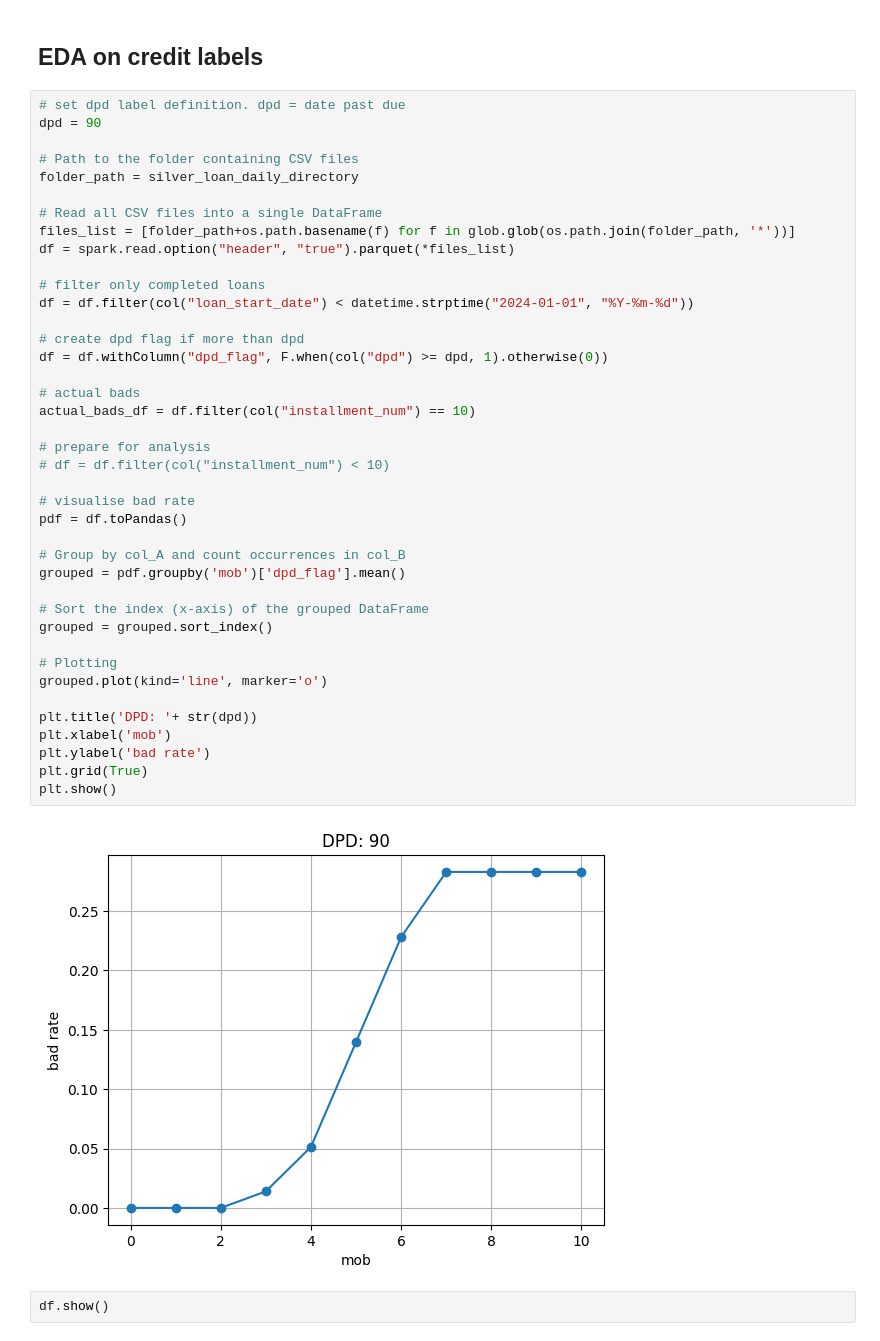
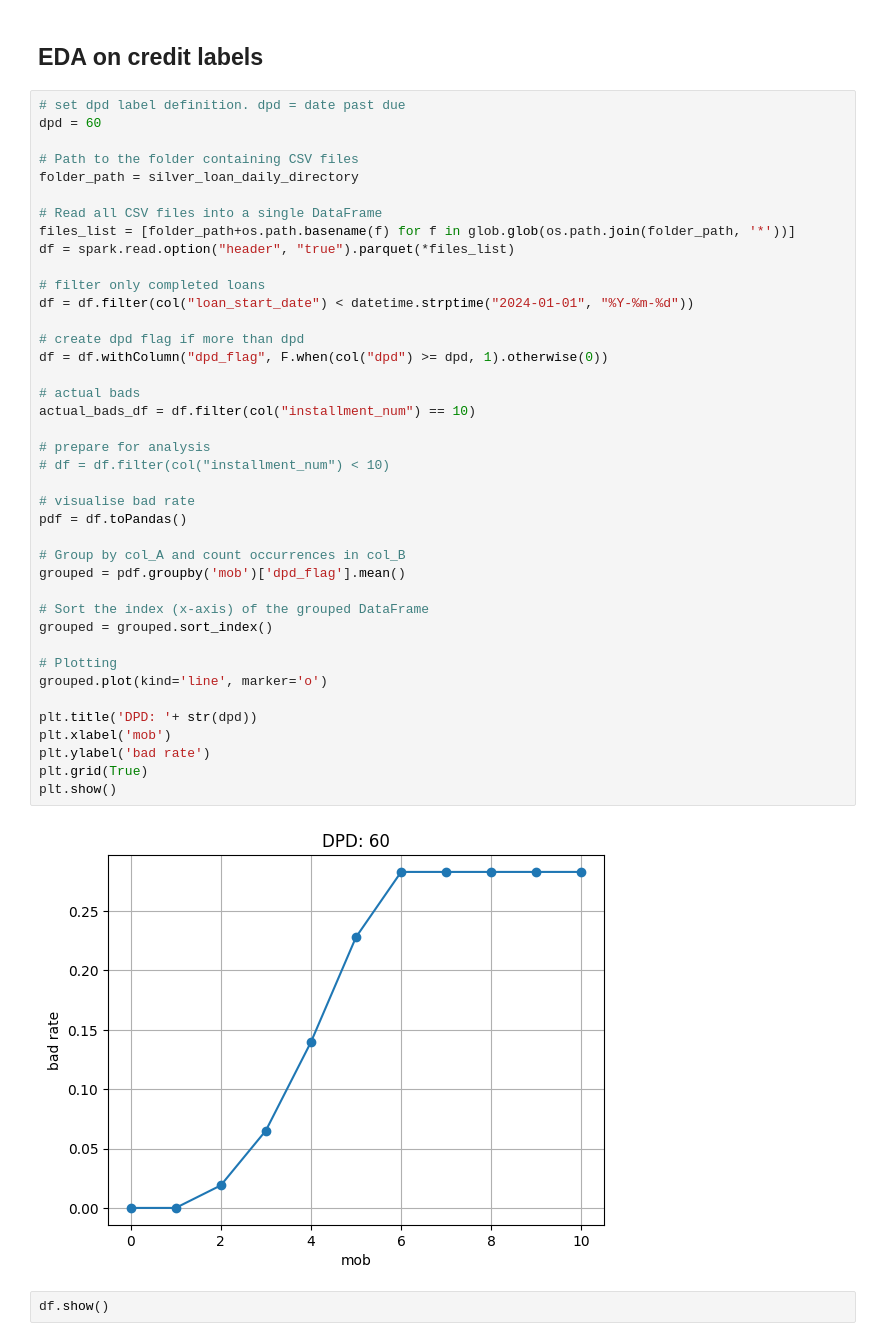
Before and after one commit to jayl-c/MITB_MLE, a Jupyter notebook: MLEAssignment1/data_processing_labels.ipynb, the cells around one changed output. Saved outputs shown, nothing was run; the diff lists cells and outputs as text.

```diff
--- a/MLEAssignment1/data_processing_labels.ipynb
+++ b/MLEAssignment1/data_processing_labels.ipynb
@@ -202,7 +179,7 @@ saved to: datamart/silver/loan_daily/silver_loan_daily_2025_11_01.parquet
 ## EDA on credit labels
 # %%
 # set dpd label definition. dpd = date past due
-dpd = 90
+dpd = 60
 
 # Path to the folder containing CSV files
 folder_path = silver_loan_daily_directory
@@ -214,34 +191,34 @@ df = spark.read.option("header", "true").parquet(*files_list)
 # filter only completed loans
 df = df.filter(col("loan_start_date") < datetime.strptime("2024-01-01", "%Y-%m-%d"))
 
 # create dpd flag if more than dpd
 df = df.withColumn("dpd_flag", F.when(col("dpd") >= dpd, 1).otherwise(0))
 
 # actual bads
 actual_bads_df = df.filter(col("installment_num") == 10)
 
 # prepare for analysis
 # df = df.filter(col("installment_num") < 10)
 
 # visualise bad rate
 pdf = df.toPandas()
 
 # Group by col_A and count occurrences in col_B
 grouped = pdf.groupby('mob')['dpd_flag'].mean()
 
 # Sort the index (x-axis) of the grouped DataFrame
 grouped = grouped.sort_index()
 
 # Plotting
 grouped.plot(kind='line', marker='o')
 
 plt.title('DPD: '+ str(dpd))
 plt.xlabel('mob')
 plt.ylabel('bad rate')
 plt.grid(True)
 plt.show()
 # %% [output]
-[figure, old version]
+[figure, new version]
 # %%
 df.show()
 # %% [output]
```
Also changed, not shown: parts of 2 cells of this notebook, 38 other files.
